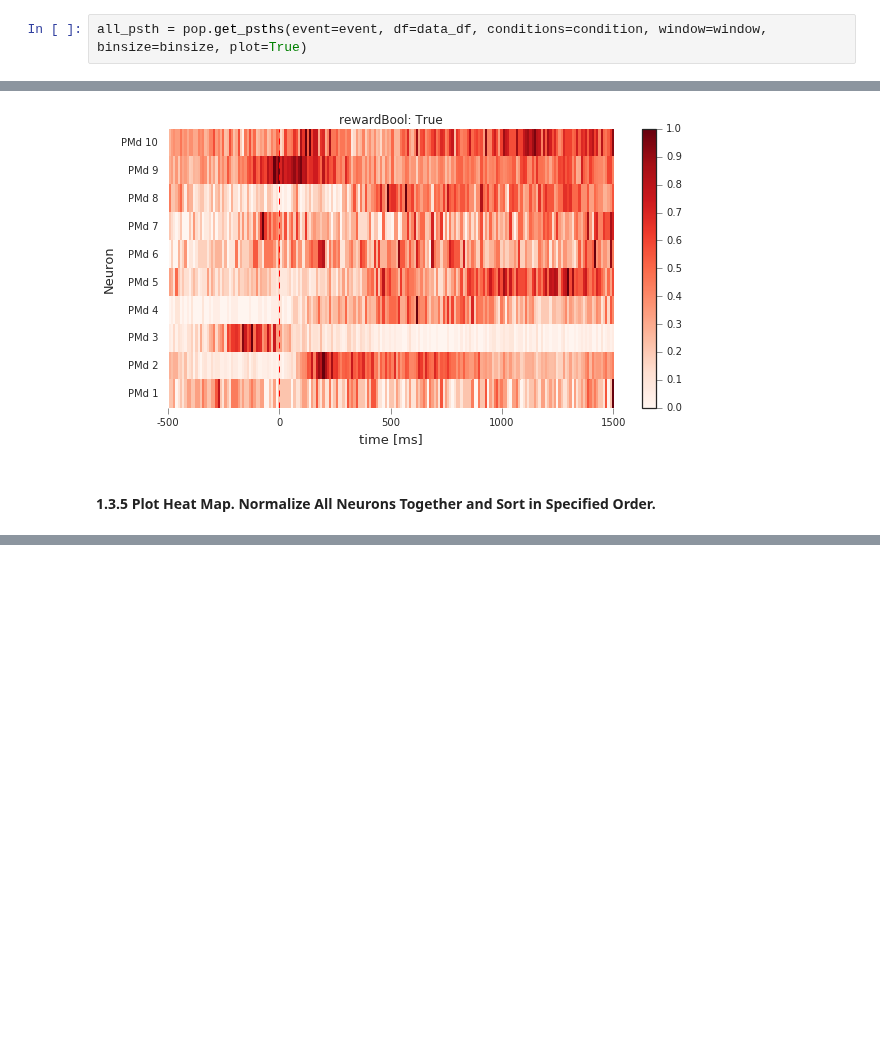
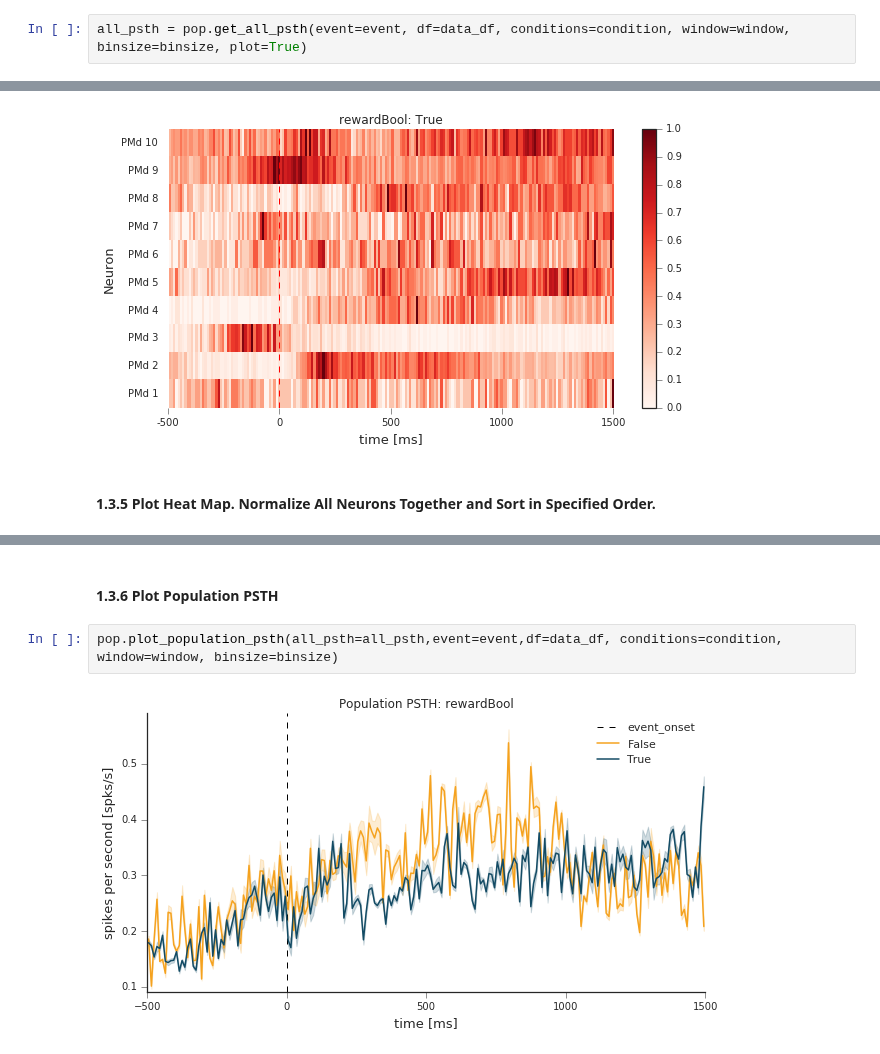
Before and after one commit to KordingLab/spykes, a Jupyter notebook: notebooks_examples/popvis_example.ipynb, the cells around one changed output, grey strips where cells are left out. Saved outputs shown, nothing was run; the diff lists cells and outputs as text; blank space fills up the shorter version.

Commit message:
population PSTH functionality

```diff
--- a/notebooks_examples/popvis_example.ipynb
+++ b/notebooks_examples/popvis_example.ipynb
@@ -112,7 +112,7 @@ pop = PopVis(neuron_list)
 # %% [markdown]
 #### 1.3.1 Plot Heat Map
 # %%
-all_psth = pop.get_psths(event=event, df=data_df, conditions=condition, window=window, binsize=binsize, plot=True)
+all_psth = pop.get_all_psth(event=event, df=data_df, conditions=condition, window=window, binsize=binsize, plot=True)
 # %% [output]
 [figure]
 [figure]
@@ -150,0 +151,6 @@ pop.plot_heat_map(all_psth, normalize='all', sortby=random_list)
+# %% [markdown]
+#### 1.3.6 Plot Population PSTH
+# %%
+pop.plot_population_psth(all_psth=all_psth,event=event,df=data_df, conditions=condition, window=window, binsize=binsize)
+# %% [output]
+[figure, added]
```
Also changed, not shown: parts of 4 cells of this notebook, 1 other file.
